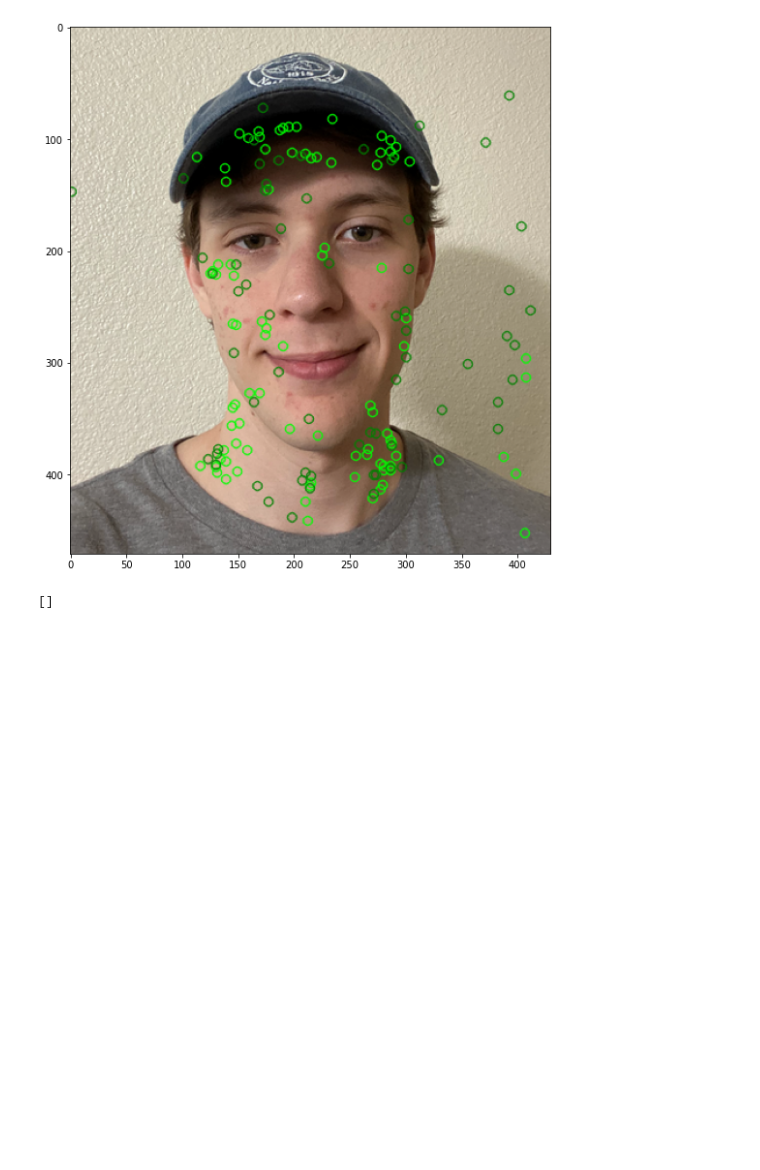
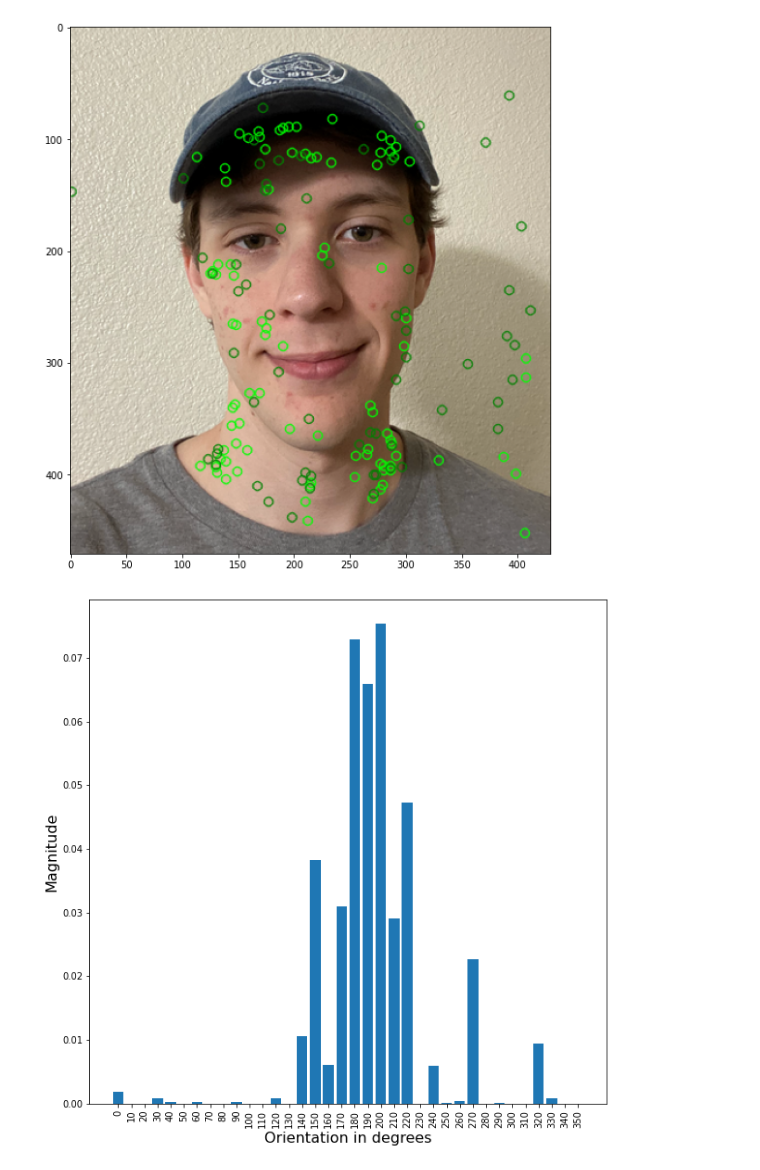
Before and after one commit to WTS012201/CompVis, a Jupyter notebook: ImageStitching/sift.ipynb, the cells around one changed output. Cells and saved outputs as stored; diff of their text form; code cells hidden in the pictures; blank space fills up the shorter version.

```diff
--- a/ImageStitching/sift.ipynb
+++ b/ImageStitching/sift.ipynb
@@ -94,11 +94,11 @@ number of keypoints on sample after eliminating edge points: 90
 # %%
 #  convert kps to absolute coordinates
 
-def convert_keypoints(keypoints, o_idx, o_size, sigma):
+def convert_keypoints(keypoints, o_idx, o_size, sigma, k):
     a_kps = []
     for (x, y, contrast, s_idx) in keypoints:
         # adjusted diameter of the neighborhood
-        sa = sigma * (2 ** (s_idx / float(o_size)))
+        sa = sigma * (2 ** (s_idx / float(o_size))) * k ** s_idx
         # adjust the point
         pa = (x * (2 ** o_idx), y * (2 ** o_idx))
         kp = cv.KeyPoint(*pa, size=sa, response=contrast, octave=o_idx)
@@ -106,8 +106,8 @@ def convert_keypoints(keypoints, o_idx, o_size, sigma):
 
     return a_kps
 # %%
-global_kps1 = convert_keypoints(keypoints1, sample_oct_idx, oct_size, sigma*k)
-global_kps2 = convert_keypoints(keypoints2, sample_oct_idx, oct_size, sigma*k*k)
+global_kps1 = convert_keypoints(keypoints1, sample_oct_idx, oct_size, sigma, k)
+global_kps2 = convert_keypoints(keypoints2, sample_oct_idx, oct_size, sigma, k)
 img_kp = src.copy()
 
 for kp in global_kps1:
@@ -149,22 +149,31 @@ def gen_hist(kp, scale, octave, o_idx):
             bin = int(round(ori * n_bins / 360.))
             hist[bin % n_bins] += con * mag
 
-        # norm_hist = hist
-        # for
-
     return hist
 
 def compute_orientations(keypoints, octaves, o_idx, k):
     descriptors = []
     octave = octaves[o_idx]
     peak = 0.8
+    hists = []
 
     for kp in keypoints:
         scale = k * kp.size / (2 ** o_idx)
         hist = gen_hist(kp, scale, octave, o_idx)
+        hists.append(hist)
 
-    return descriptors
+    return hists, descriptors
-# %%
-compute_orientations(global_kps1, octaves, sample_oct_idx, k)
-# %% [output]
-[]
+# %%
+hists1, _ = compute_orientations(global_kps1, octaves, sample_oct_idx, k)
+hists2, _ = compute_orientations(global_kps2, octaves, sample_oct_idx, k)
+sample_kp = np.random.randint(0, len(global_kps1))
+degrees = [str(deg * 10) for deg in range(36)]
+
+plt.figure(figsize=(10,10))
+plt.bar(degrees, hists1[sample_kp], )
+plt.xlabel("Orientation in degrees", fontsize=16)
+plt.ylabel("Magnitude", fontsize=16)
+plt.xticks(degrees, rotation='vertical')
+plt.show()
+# %% [output]
+[figure, added]
```
